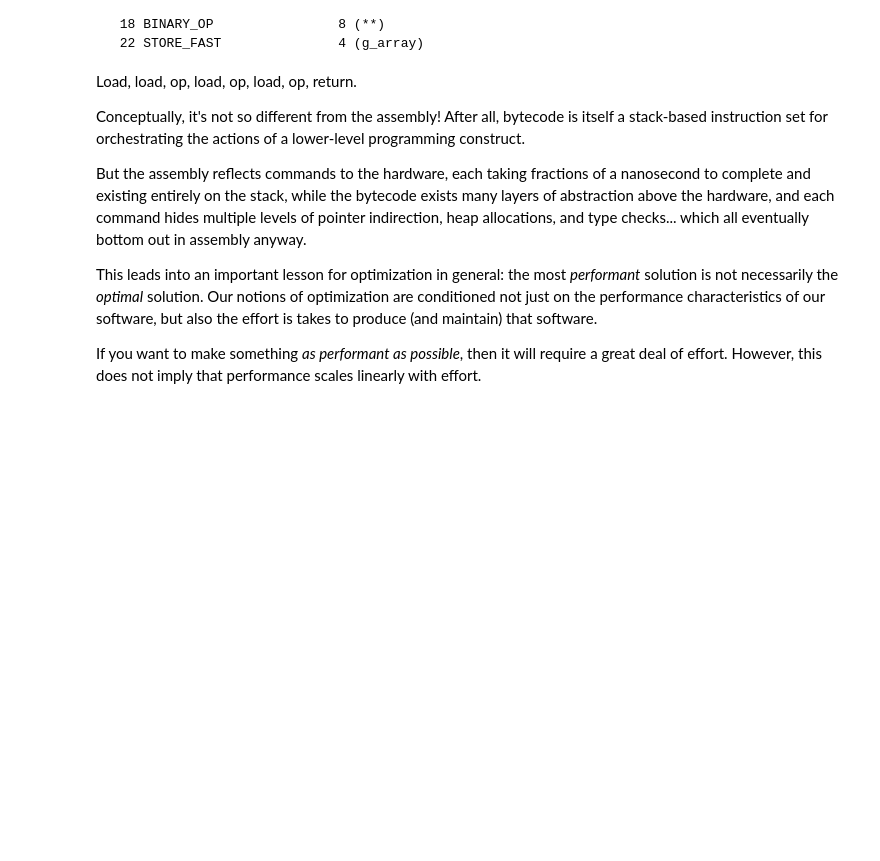
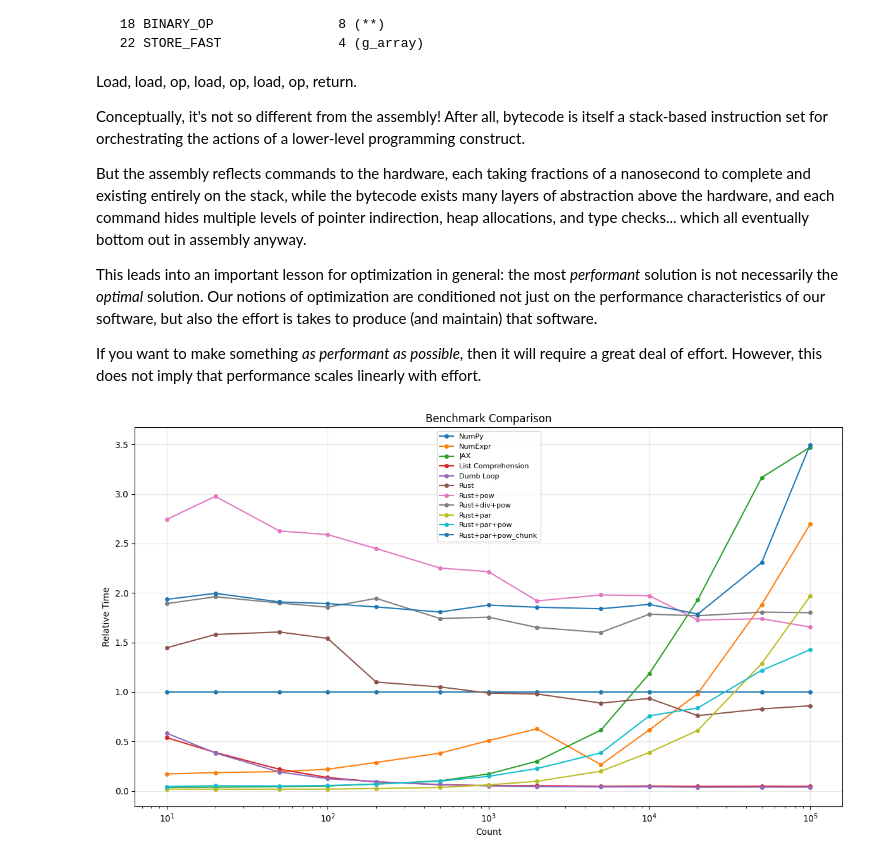
Before and after one commit to nrposner/array_optimization, a Jupyter notebook: python/Principles of Array Optimization draft.ipynb, the cells around one changed output. Cells and saved outputs as stored; diff of their text form; code cells hidden in the pictures; blank space fills up the shorter version.

```diff
--- a/python/Principles of Array Optimization draft.ipynb
+++ b/python/Principles of Array Optimization draft.ipynb
@@ -637,3 +691,45 @@ But the assembly reflects commands to the hardware, each taking fractions of a n
 This leads into an important lesson for optimization in general: the most *performant* solution is not necessarily the *optimal* solution. Our notions of optimization are conditioned not just on the performance characteristics of our software, but also the effort is takes to produce (and maintain) that software.
 
 If you want to make something *as performant as possible*, then it will require a great deal of effort. However, this does not imply that performance scales linearly with effort.
+# %%
+
+def plot_benchmark():
+    labels = ["NumPy", "NumExpr", "JAX", "List Comprehension", "Dumb Loop",
+              "Rust", "Rust+pow", "Rust+div+pow", "Rust+par", "Rust+par+pow", "Rust+par+pow_chunk"]
+
+    data = [
+        [10, 1.0, 0.172, 0.038, 0.538, 0.583, 1.447, 2.744, 1.893, 0.020, 0.045, 1.936],
+        [20, 1.0, 0.186, 0.039, 0.389, 0.384, 1.581, 2.976, 1.962, 0.018, 0.053, 1.996],
+        [50, 1.0, 0.196, 0.044, 0.220, 0.192, 1.606, 2.627, 1.898, 0.018, 0.051, 1.910],
+        [100, 1.0, 0.220, 0.051, 0.136, 0.124, 1.541, 2.589, 1.857, 0.019, 0.055, 1.893],
+        [200, 1.0, 0.288, 0.070, 0.092, 0.095, 1.100, 2.449, 1.946, 0.025, 0.070, 1.859],
+        [500, 1.0, 0.383, 0.103, 0.065, 0.062, 1.051, 2.252, 1.742, 0.036, 0.099, 1.808],
+        [1000, 1.0, 0.509, 0.172, 0.054, 0.052, 0.989, 2.215, 1.756, 0.062, 0.148, 1.878],
+        [2000, 1.0, 0.628, 0.301, 0.054, 0.045, 0.980, 1.920, 1.652, 0.098, 0.227, 1.856],
+        [5000, 1.0, 0.266, 0.615, 0.047, 0.041, 0.888, 1.980, 1.601, 0.200, 0.385, 1.841],
+        [10000, 1.0, 0.618, 1.186, 0.050, 0.042, 0.935, 1.973, 1.786, 0.390, 0.759, 1.885],
+        [20000, 1.0, 0.984, 1.931, 0.046, 0.038, 0.761, 1.727, 1.770, 0.612, 0.839, 1.787],
+        [50000, 1.0, 1.883, 3.166, 0.048, 0.039, 0.829, 1.740, 1.807, 1.288, 1.219, 2.309],
+        [100000, 1.0, 2.695, 3.473, 0.047, 0.039, 0.861, 1.656, 1.801, 1.968, 1.427, 3.498],
+    ]
+
+    arr = np.array(data)
+    counts = arr[:, 0]
+
+    fig, ax = plt.subplots(figsize=(12, 7))
+
+    for i, label in enumerate(labels):
+        ax.plot(counts, arr[:, i + 1], marker='o', markersize=4, label=label)
+
+    ax.set_xscale('log')
+    ax.set_xlabel('Count')
+    ax.set_ylabel('Relative Time')
+    ax.set_title('Benchmark Comparison')
+    ax.legend(loc='best', fontsize=8)
+    ax.grid(True, alpha=0.3)
+    plt.tight_layout()
+    plt.show()
+# %%
+plot_benchmark()
+# %% [output]
+[figure, added]
```
Also changed, not shown: parts of 15 cells of this notebook.
